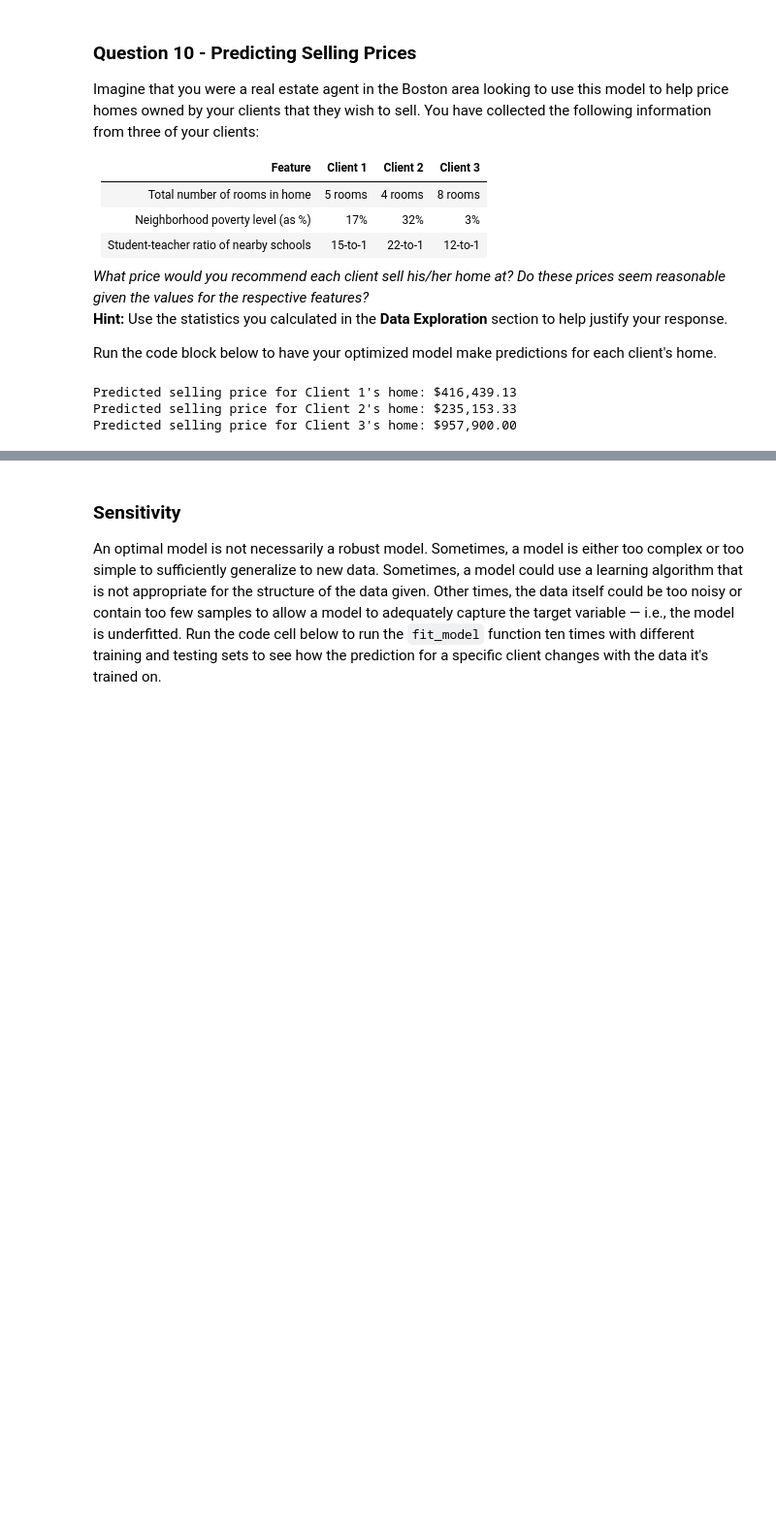
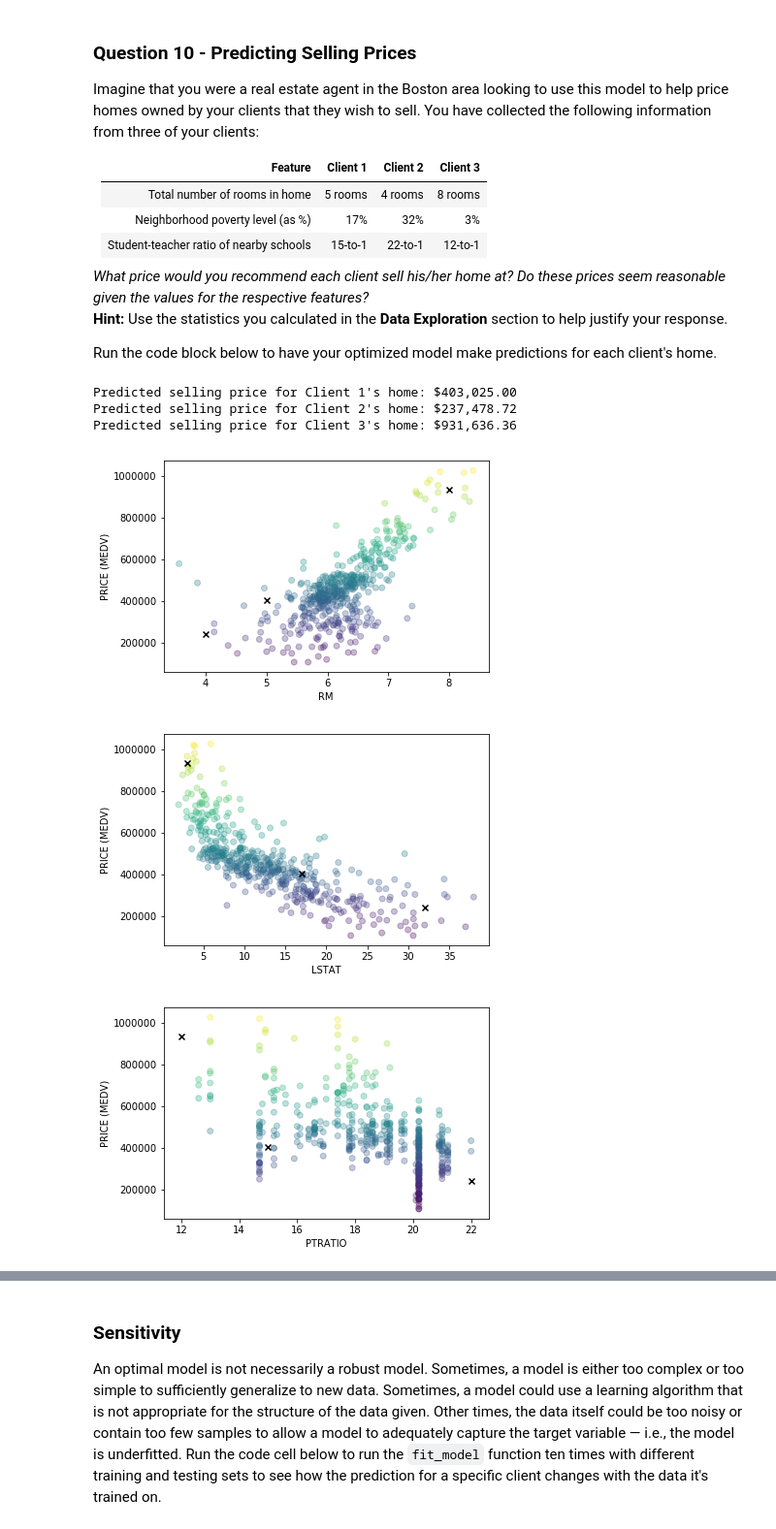
Before and after one commit to jirivrany/machine-learning, a Jupyter notebook: projects/boston_housing/boston_housing.ipynb, the cells around one changed output, grey strips where cells are left out. Shown at 97% size. Cells and saved outputs as stored; diff of their text form; code cells hidden in the pictures; blank space fills up the shorter version.

```diff
--- a/projects/boston_housing/boston_housing.ipynb
+++ b/projects/boston_housing/boston_housing.ipynb
@@ -281,7 +301,7 @@ def fit_model(X, y):
     regressor = DecisionTreeRegressor(random_state=0)
 
     # Create a dictionary for the parameter 'max_depth' with a range from 1 to 10
-    params = {'max_depth': range(1, 10)}
+    params = {'max_depth': range(1, 11)}
 
     # TODO: Transform 'performance_metric' into a scoring function using 'make_scorer'
     scoring_fnc = make_scorer(performance_metric)
@@ -330,16 +350,29 @@ Run the code block below to have your optimized model make predictions for each
 # %%
 # Produce a matrix for client data
 client_data = [[5, 17, 15], # Client 1
                [4, 32, 22], # Client 2
                [8, 3, 12]]  # Client 3
 
 # Show predictions
 for i, price in enumerate(reg.predict(client_data)):
     print "Predicted selling price for Client {}'s home: ${:,.2f}".format(i+1, price)
+
+# Show chart with the prices
+clients = np.transpose(client_data)
+pred = reg.predict(client_data)
+for step, feature in enumerate(['RM', 'LSTAT', 'PTRATIO']):
+    plt.scatter(features[feature], prices, alpha=0.3, c=prices)
+    plt.scatter(clients[step], pred, color='black', marker='x', linewidths=2)
+    plt.xlabel(feature)
+    plt.ylabel('PRICE (MEDV)')
+    plt.show()
 # %% [output]
-Predicted selling price for Client 1's home: $416,439.13
-Predicted selling price for Client 2's home: $235,153.33
-Predicted selling price for Client 3's home: $957,900.00
+Predicted selling price for Client 1's home: $403,025.00
+Predicted selling price for Client 2's home: $237,478.72
+Predicted selling price for Client 3's home: $931,636.36
+[figure, added]
+[figure, added]
+[figure, added]
 # %% [markdown]
 **Answer: **
 
```
Also changed, not shown: parts of 8 cells of this notebook, 1 other file.
